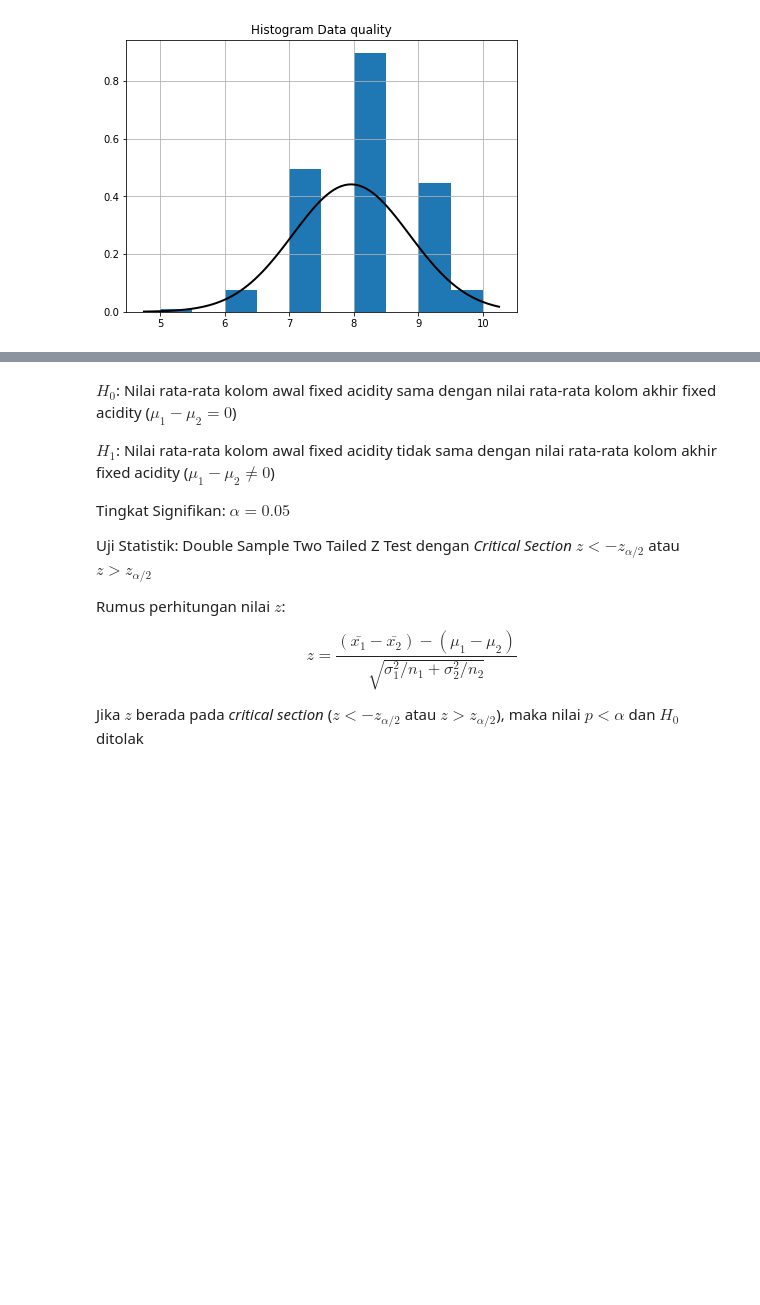
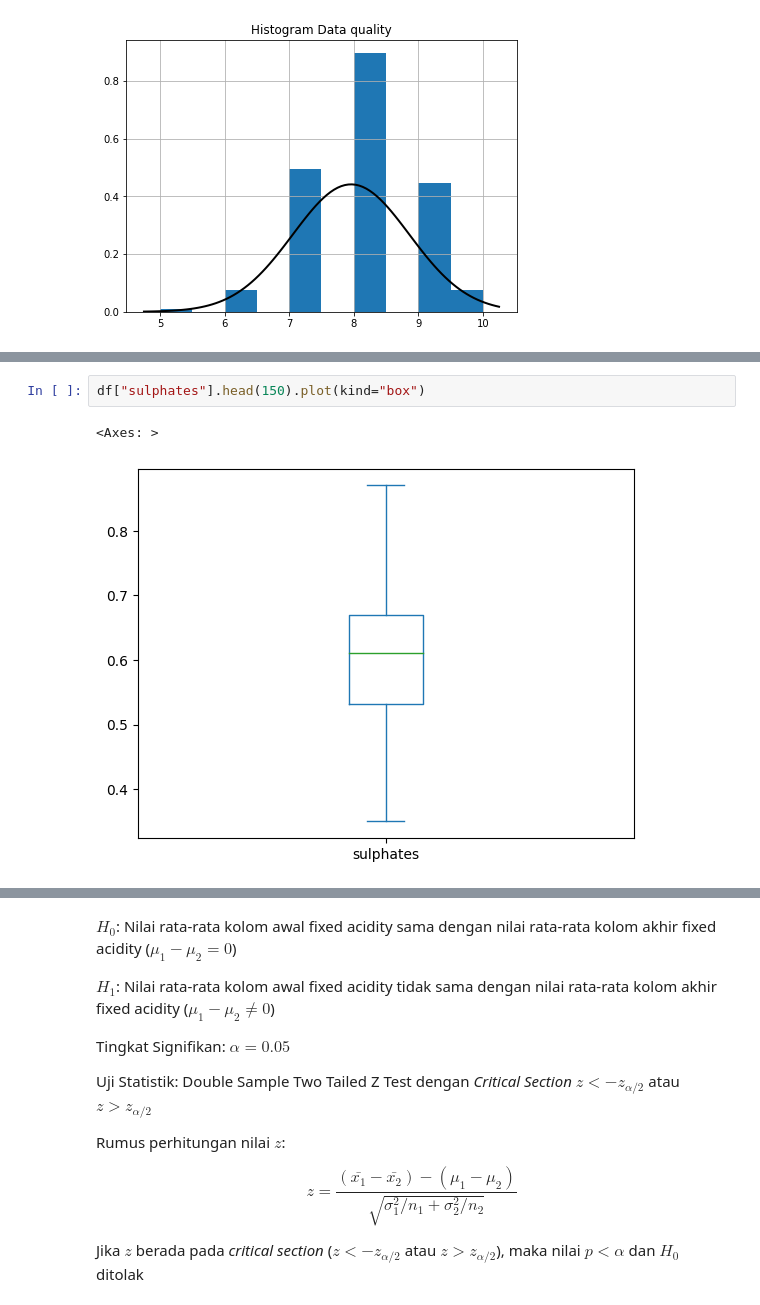
Before and after one commit to bangkitdc/hyphotesis_testing, a Jupyter notebook: main.ipynb, the cells around one changed output, grey strips where cells are left out. Drawn from its saved outputs; the diff is of its cells as text; blank space fills up the shorter version.

```diff
--- a/main.ipynb
+++ b/main.ipynb
@@ -356,0 +474,5 @@ kolom quality TIDAK berdistribusi normal
+# %%
+df["sulphates"].head(150).plot(kind="box")
+# %% [output]
+<Axes: >
+[figure, added]
```
Also changed, not shown: parts of 30 cells of this notebook.
